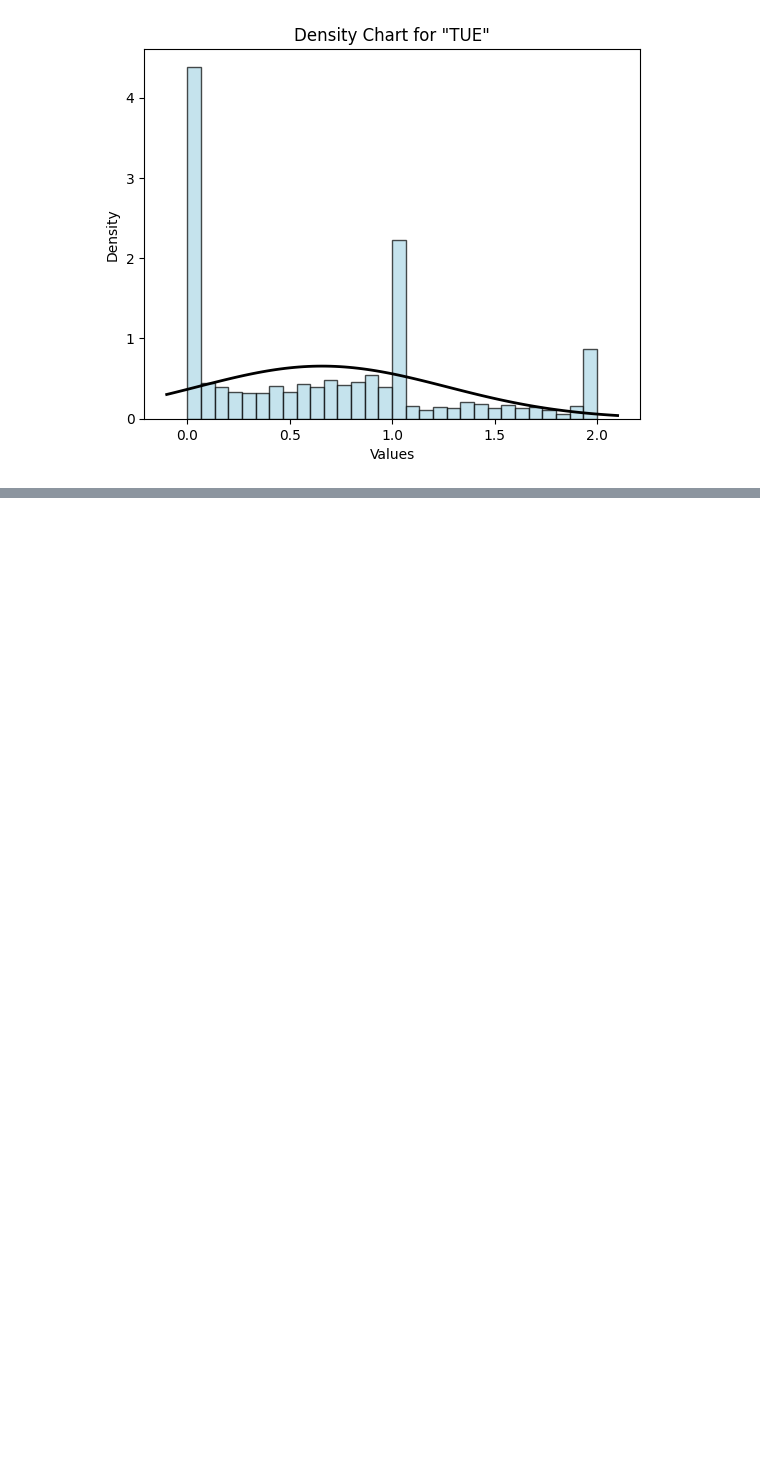
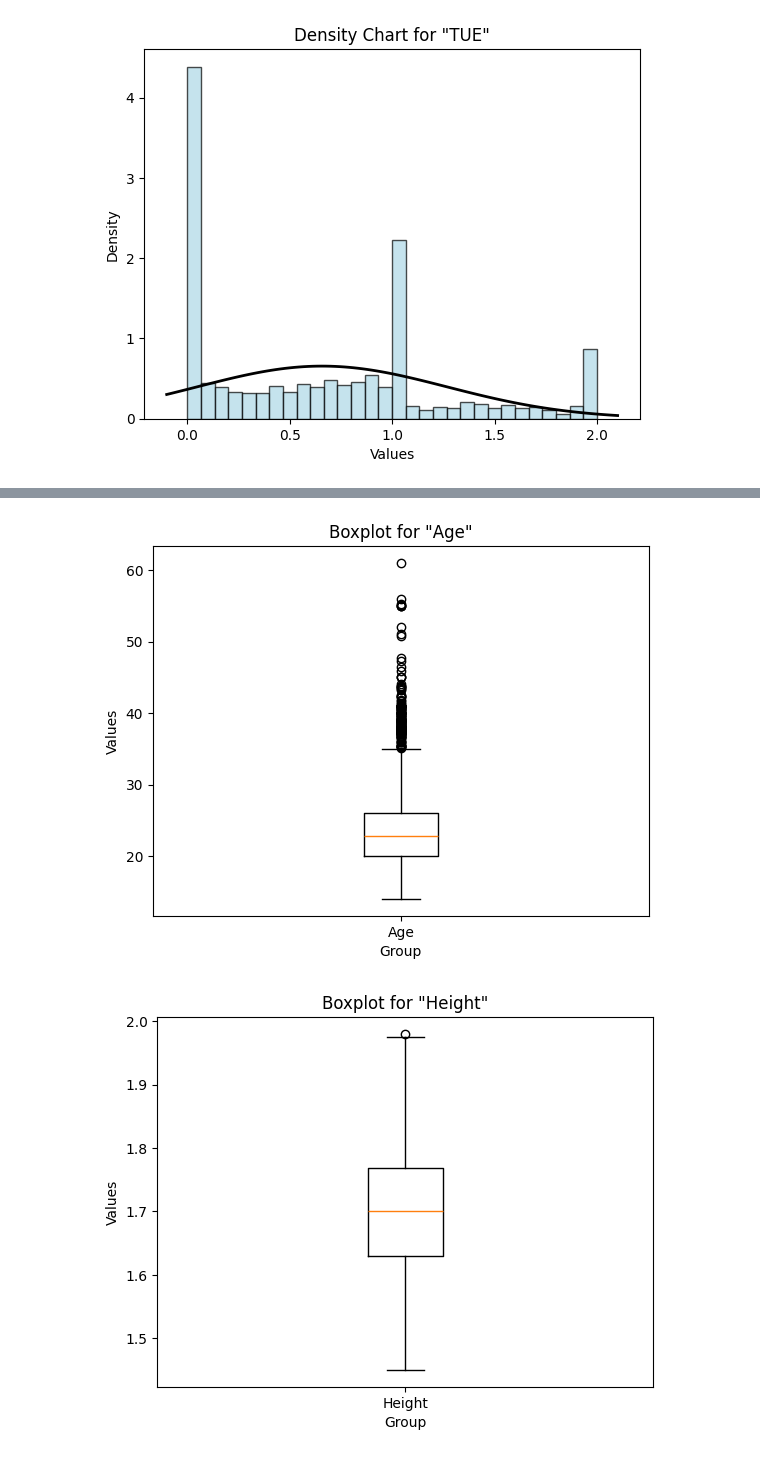
Before and after one commit to MihaiBojescu/data-mining-homeworks, a Jupyter notebook: Homework 1/homework1.ipynb, the cells around one changed output, grey strips where cells are left out. Saved outputs shown, nothing was run; the diff lists cells and outputs as text; code cells hidden in the pictures; blank space fills up the shorter version.

Commit message:
Homework 1: Add boxplots, add bivariate/multivariate analysis entry

```diff
--- a/Homework 1/homework1.ipynb
+++ b/Homework 1/homework1.ipynb
@@ -385,0 +410,12 @@ for numerical_var in numeric_variables:
+# %%
+for numerical_var in numeric_variables:
+    dataset_for_numerical_val = DatasetManager.obj_list_to_np_array(dataset_obj_list, [numerical_var]).astype(np.float64).reshape(-1)
+
+    plt.figure()
+    plt.boxplot(dataset_for_numerical_val, labels=[numerical_var])
+    plt.xlabel("Group")
+    plt.ylabel("Values")
+    plt.title(f"Boxplot for \"{numerical_var}\"")
+# %% [output]
+[figure, added]
+[figure, added]
```
Also changed, not shown: parts of 6 cells of this notebook.
